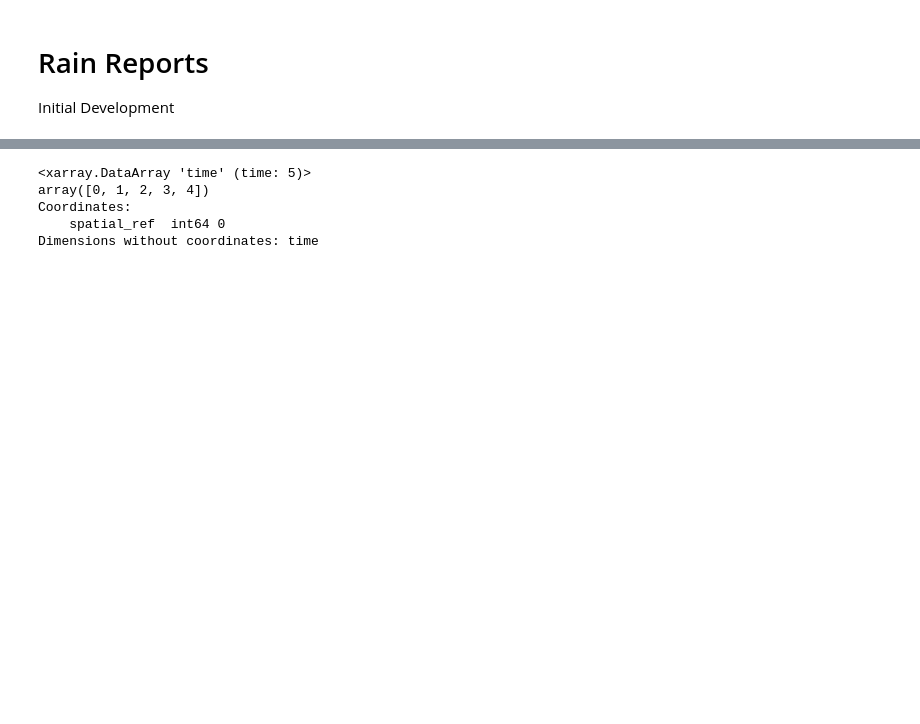
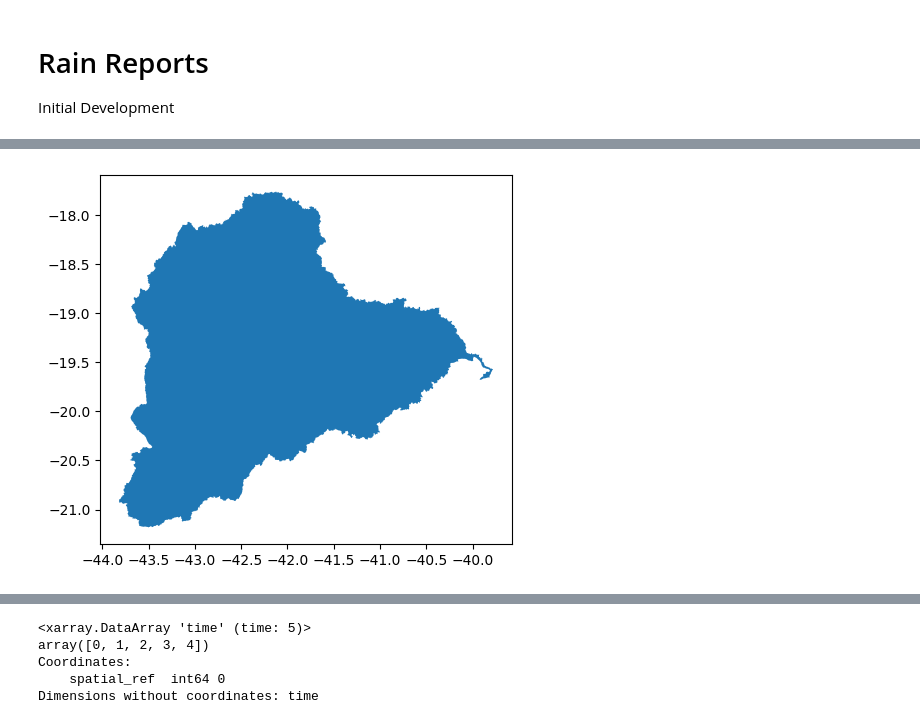
Before and after one commit to cordmaur/INPERainDownloader, a Jupyter notebook: nbs/02-ReportGenerator.ipynb, the cells around one changed output, grey strips where cells are left out. Cells and saved outputs as stored; diff of their text form; code cells hidden in the pictures; blank space fills up the shorter version.

```diff
--- a/nbs/02-ReportGenerator.ipynb
+++ b/nbs/02-ReportGenerator.ipynb
@@ -12,0 +143,4 @@ downloader = INPEDownloader(server=INPE.FTPurl, root=INPE.DailyMERGEroot)
+# %%
+ax = doce.plot()
+# %% [output]
+[figure, added]
```
Also changed, not shown: parts of 97 cells of this notebook, 5 other files.
